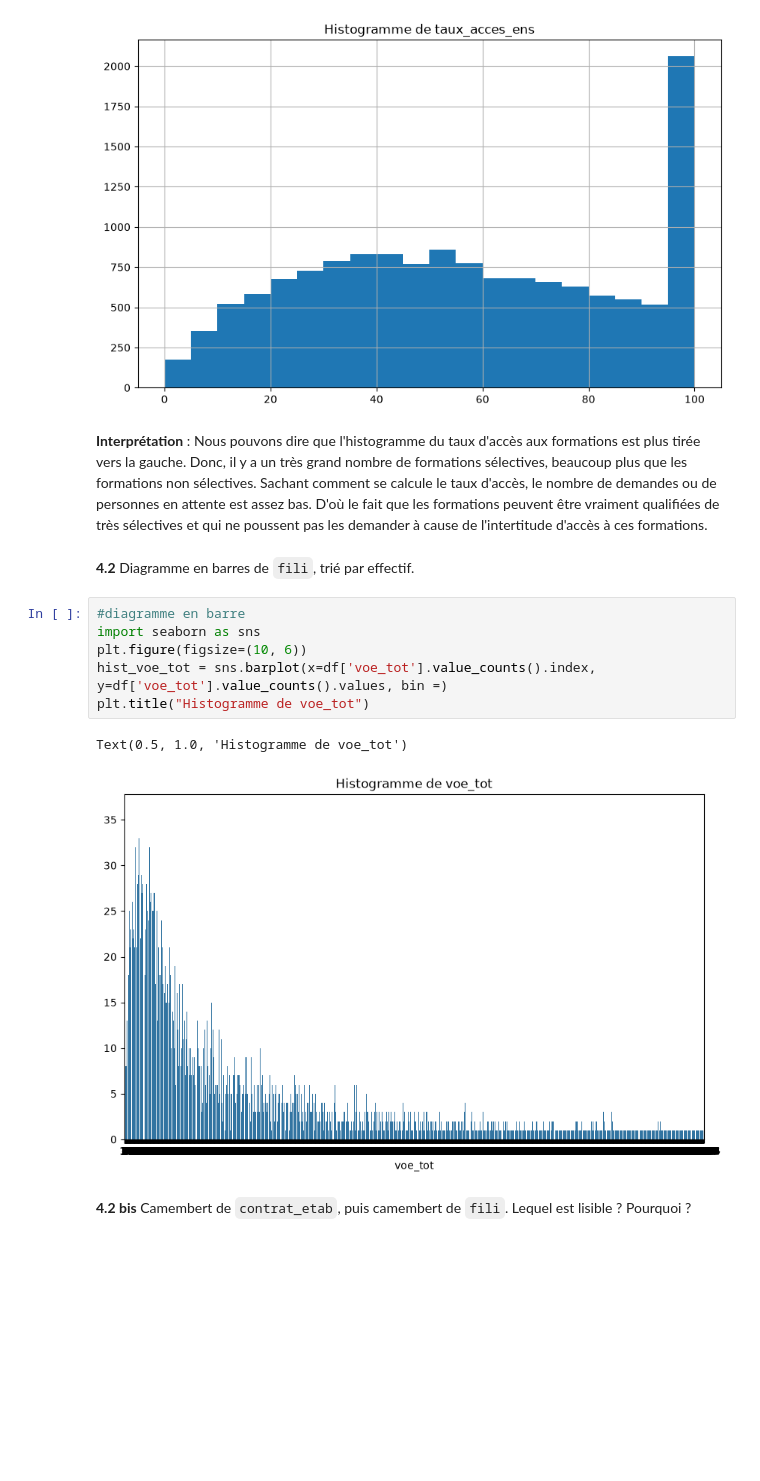
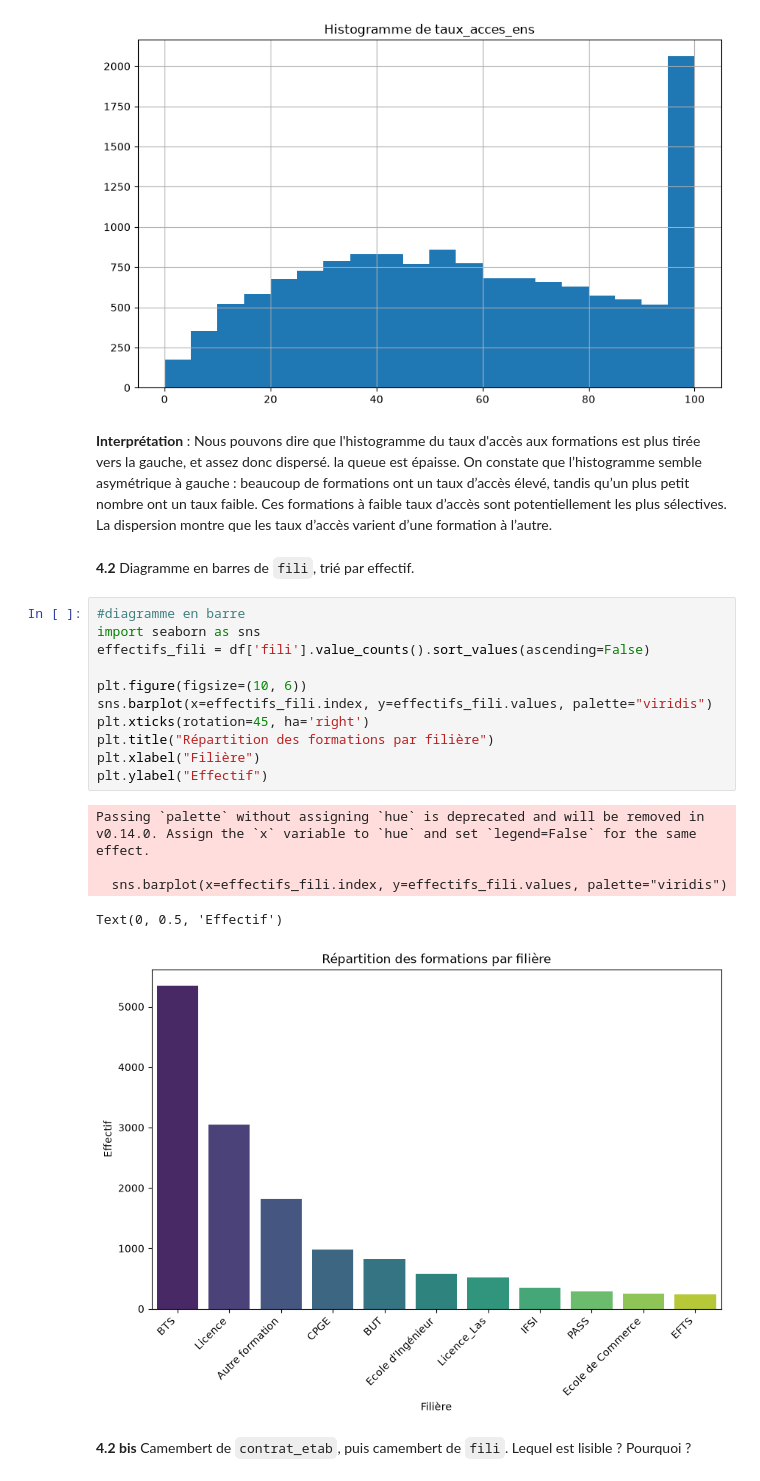
Before and after one commit to Mickael-C21/Analyse_univariee_bivariee, a Jupyter notebook: TP_Parcoursup.ipynb, the cells around one changed output. Drawn from its saved outputs; the diff is of its cells as text; blank space fills up the shorter version.

Commit message:
Graphiques

```diff
--- a/TP_Parcoursup.ipynb
+++ b/TP_Parcoursup.ipynb
@@ -294,18 +294,26 @@ plt.title("Histogramme de taux_acces_ens")
 Text(0.5, 1.0, 'Histogramme de taux_acces_ens')
 [figure]
 # %% [markdown]
-**Interprétation** : Nous pouvons dire que l'histogramme du taux d'accès aux formations est plus tirée vers la gauche. Donc, il y a un très grand nombre de formations sélectives, beaucoup plus que les formations non sélectives. Sachant comment se calcule le taux d'accès, le nombre de demandes ou de personnes en attente est assez bas. D'où le fait que les formations peuvent être vraiment qualifiées de très sélectives et qui ne poussent pas les demander à cause de l'intertitude d'accès à ces formations.
+**Interprétation** : Nous pouvons dire que l'histogramme du taux d'accès aux formations est plus tirée vers la gauche, et assez donc dispersé. la queue est épaisse. On constate que l’histogramme semble asymétrique à gauche : beaucoup de formations ont un taux d’accès élevé, tandis qu’un plus petit nombre ont un taux faible. Ces formations à faible taux d’accès sont potentiellement les plus sélectives. La dispersion montre que les taux d’accès varient d’une formation à l’autre.
 # %% [markdown]
 **4.2** Diagramme en barres de `fili`, trié par effectif.
 # %%
 #diagramme en barre
 import seaborn as sns
+effectifs_fili = df['fili'].value_counts().sort_values(ascending=False)
+
 plt.figure(figsize=(10, 6))
-hist_voe_tot = sns.barplot(x=df['voe_tot'].value_counts().index, y=df['voe_tot'].value_counts().values, bin =)
-plt.title("Histogramme de voe_tot")
+sns.barplot(x=effectifs_fili.index, y=effectifs_fili.values, palette="viridis")
+plt.xticks(rotation=45, ha='right')
+plt.title("Répartition des formations par filière")
+plt.xlabel("Filière")
+plt.ylabel("Effectif")
 # %% [output]
-Text(0.5, 1.0, 'Histogramme de voe_tot')
+Passing `palette` without assigning `hue` is deprecated and will be removed in v0.14.0. Assign the `x` variable to `hue` and set `legend=False` for the same effect.
+
+  sns.barplot(x=effectifs_fili.index, y=effectifs_fili.values, palette="viridis")
+Text(0, 0.5, 'Effectif')
-[figure, old version]
+[figure, new version]
 # %% [markdown]
 **4.2 bis** Camembert de `contrat_etab`, puis camembert de `fili`. Lequel est lisible ? Pourquoi ?
 # %%
```
Also changed, not shown: parts of 7 cells of this notebook.
